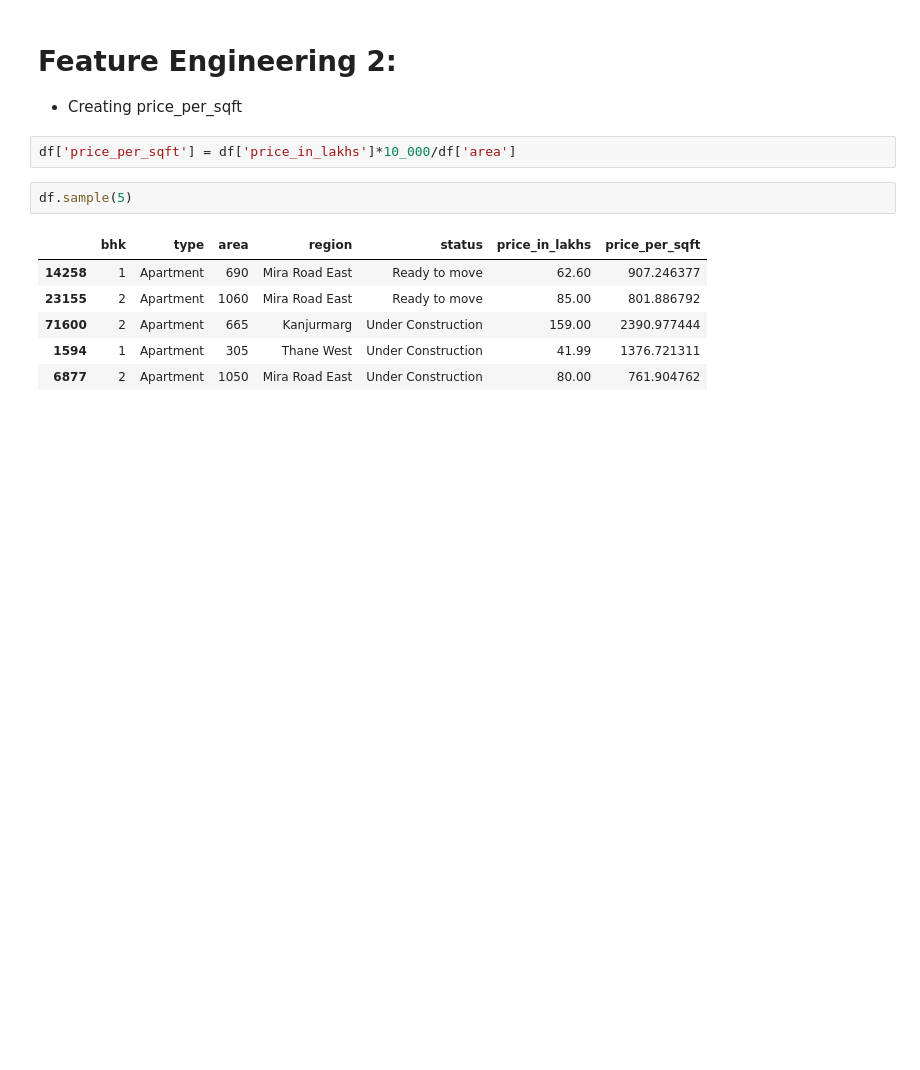
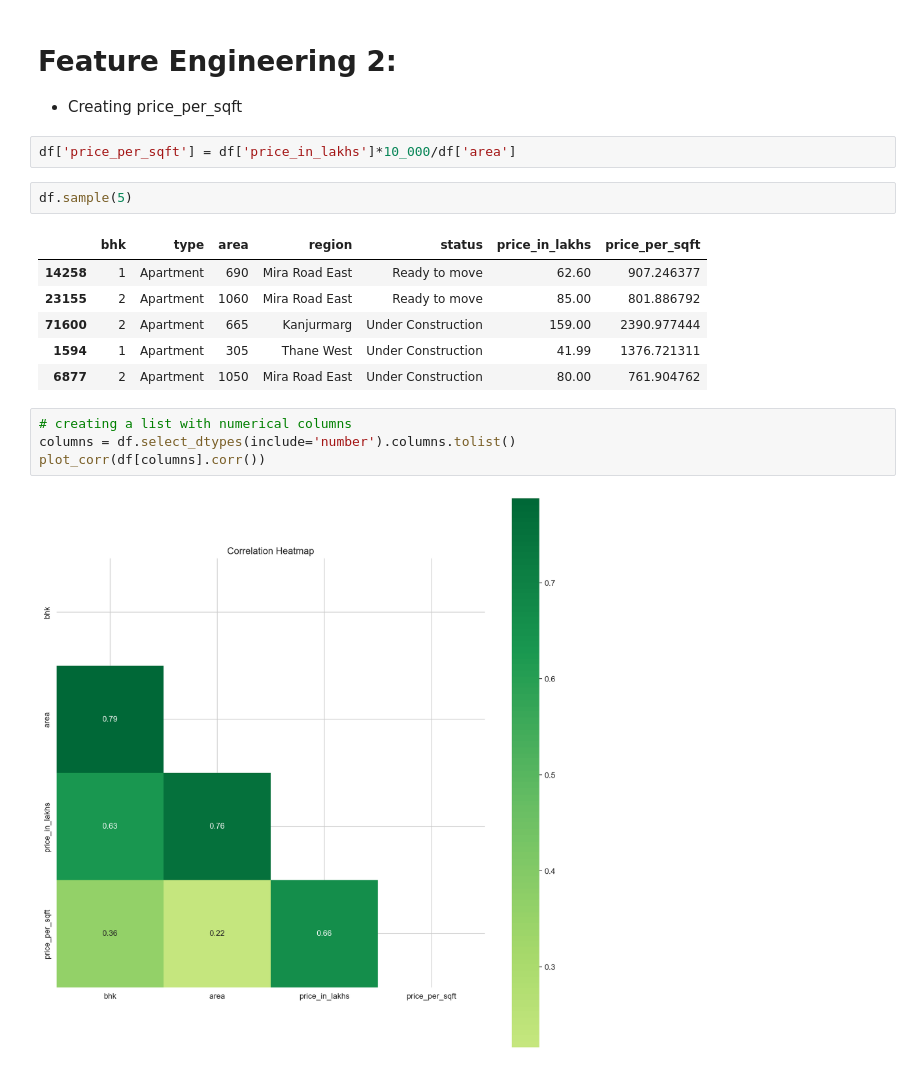
Before and after one commit to Asifdotexe/mumbai-property-price-prediction-model, a Jupyter notebook: code/EDA on Mumbai House Prices.ipynb, the cells around one changed output. Saved outputs shown, nothing was run; the diff lists cells and outputs as text; blank space fills up the shorter version.

Commit message:
#1 plotted correlation heatmap after feature engineering

```diff
--- a/code/EDA on Mumbai House Prices.ipynb
+++ b/code/EDA on Mumbai House Prices.ipynb
@@ -325,3 +325,9 @@ df.sample(5)
 | 71600 | 2 | Apartment | 665 | Kanjurmarg | Under Construction | 159.00 | 2390.977444 |
 | 1594 | 1 | Apartment | 305 | Thane West | Under Construction | 41.99 | 1376.721311 |
 | 6877 | 2 | Apartment | 1050 | Mira Road East | Under Construction | 80.00 | 761.904762 |
+# %%
+# creating a list with numerical columns
+columns = df.select_dtypes(include='number').columns.tolist()
+plot_corr(df[columns].corr())
+# %% [output]
+[figure, added]
```
